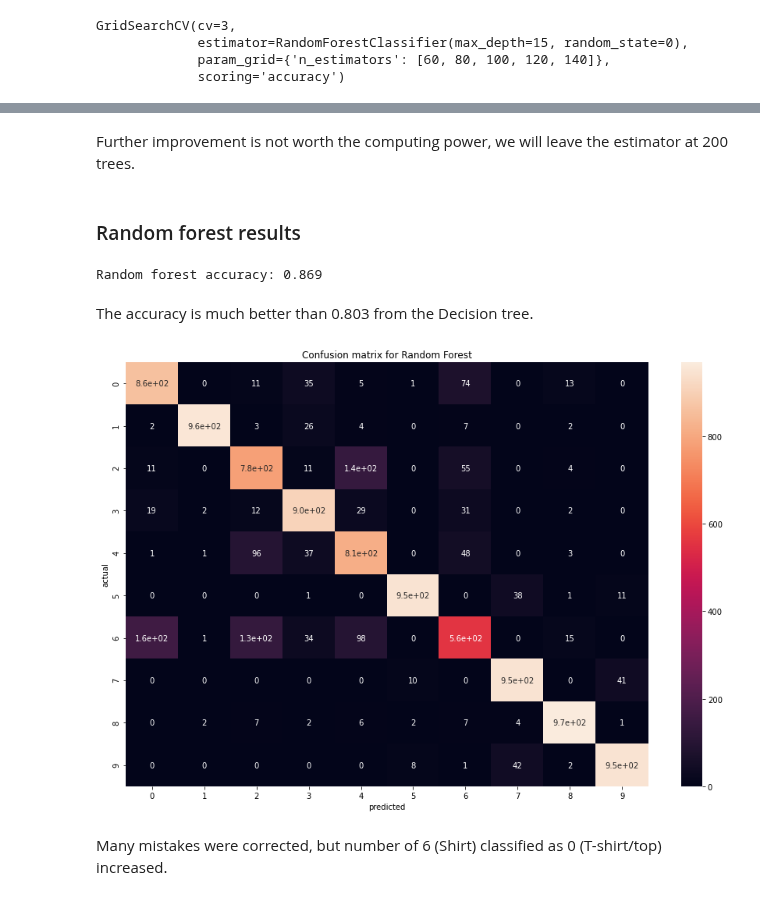
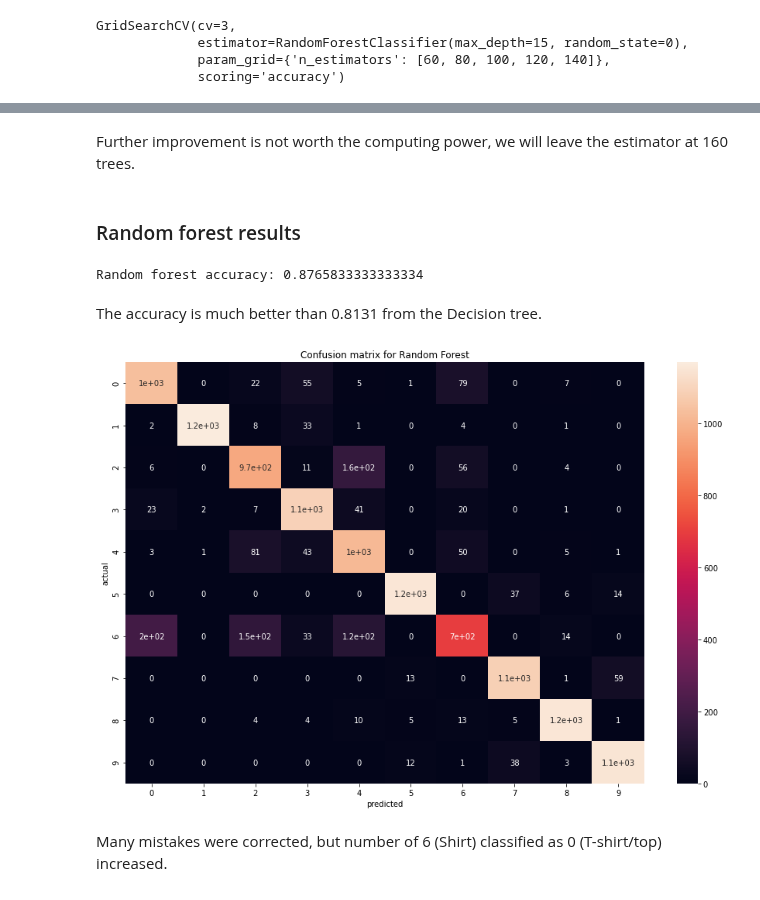
Before and after one commit to oridarshan/data-visualization-project, a Jupyter notebook: FMNIST-Notebook.ipynb, the cells around one changed output, grey strips where cells are left out. Cells and saved outputs as stored; diff of their text form; code cells hidden in the pictures.

```diff
--- a/FMNIST-Notebook.ipynb
+++ b/FMNIST-Notebook.ipynb
@@ -90,8 +90,8 @@ The dataset is balanced, so good scores will translate well to the test set and
 # %% [markdown]
 Reshaping the dataset to fit the classifiers:
 # %%
-X_train_sc=X_train_sc.reshape((60000,784))
-X_train_sc.shape
+f_X_train_sc=f_X_train_sc.reshape((60000,784))
+f_X_train_sc.shape
 # %% [output]
 (60000, 784)
 # %% [markdown]
@@ -106,0 +110,3 @@ test set max:1.0
+# %%
+from sklearn.model_selection import train_test_split
+X_train_sc, X_eval, y_train, y_eval = train_test_split(X_train_sc, y_train, test_size=0.2, random_state=42)
@@ -214,5 +228,5 @@ n_compare.plot(y='mean_test_score',x='param_n_estimators',legend=False,ylabel='m
 # %%
-grid=GridSearchCV(rfc,{'n_estimators':[140,160,180,200]},cv=3,scoring='accuracy')
+grid=GridSearchCV(rfc,{'n_estimators':[120,140,160,180]},cv=3,scoring='accuracy')
 grid.fit(X_train_sc,y_train)
 # %% [output]
 GridSearchCV(cv=3,
@@ -228,26 +242,26 @@ n_compare.plot(y='mean_test_score',x='param_n_estimators',legend=False,ylabel='m
 # %% [markdown]
-Further improvement is not worth the computing power, we will leave the estimator at 200 trees.
+Further improvement is not worth the computing power, we will leave the estimator at 160 trees.
 # %% [markdown]
 ### Random forest results
 # %%
 #test score
 rfc=grid.best_estimator_
-rfc_pred=rfc.predict(X_test_sc)
-print ('Random forest accuracy: '+str(accuracy_score(y_test,rfc_pred)))
+rfc_pred=rfc.predict(X_eval)
+print ('Random forest accuracy: '+str(accuracy_score(y_eval,rfc_pred)))
 # %% [output]
-Random forest accuracy: 0.869
+Random forest accuracy: 0.8765833333333334
 # %% [markdown]
-The accuracy is much better than 0.803 from the Decision tree.
+The accuracy is much better than 0.8131 from the Decision tree.
 # %%
 #confusion matrix
 plt.figure(figsize=(15,10))
-sns.heatmap(confusion_matrix(y_test,rfc_pred),annot=True)
+sns.heatmap(confusion_matrix(y_eval,rfc_pred),annot=True)
 plt.xlabel('predicted')
 plt.ylabel('actual')
 plt.title('Confusion matrix for Random Forest')
 plt.show()
 # %% [output]
-[figure, old version]
+[figure, new version]
 # %% [markdown]
 Many mistakes were corrected, but number of 6 (Shirt) classified as 0 (T-shirt/top) increased.
 # %% [markdown]
```
Also changed, not shown: parts of 48 cells of this notebook.
